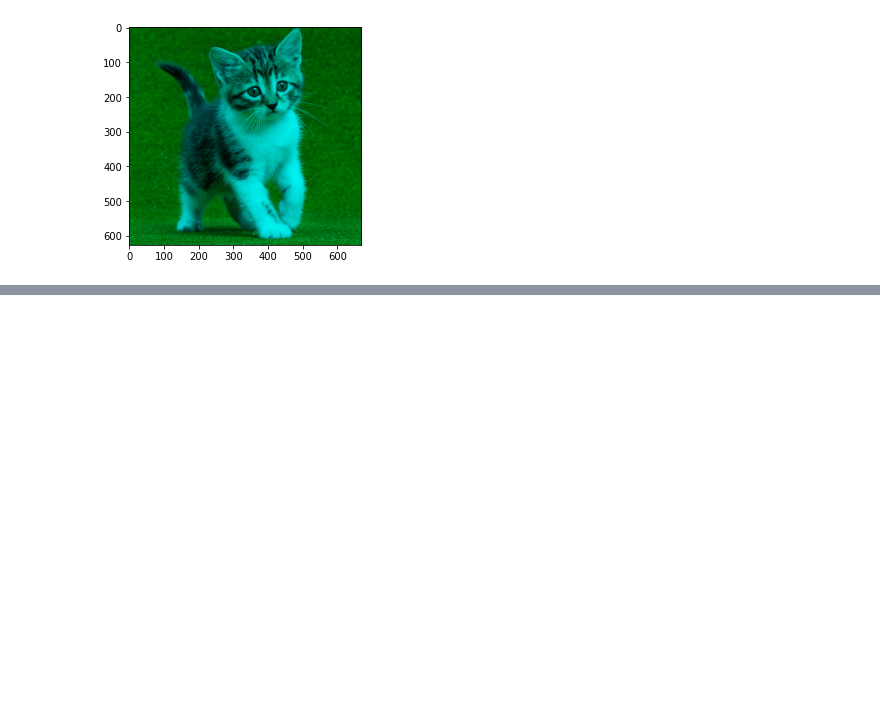
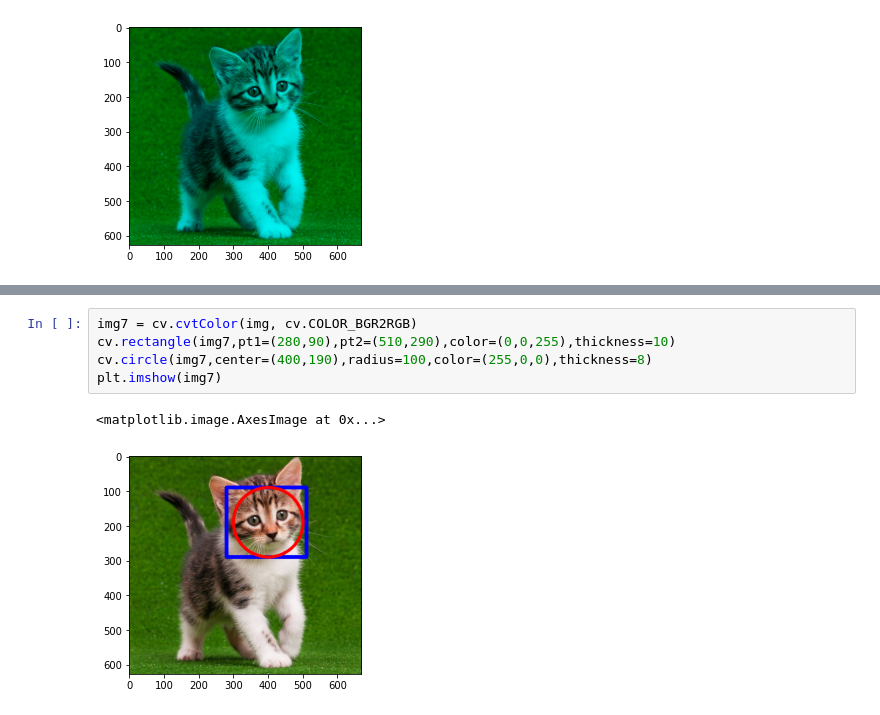
Before and after one commit to sellauno/PVCK_1, a Jupyter notebook: Week2.ipynb, the cells around one changed output, grey strips where cells are left out. Drawn from its saved outputs; the diff is of its cells as text; blank space fills up the shorter version.

```diff
--- a/Week2.ipynb
+++ b/Week2.ipynb
@@ -146,0 +175,8 @@ plt.imshow(imgt2)
+# %%
+img7 = cv.cvtColor(img, cv.COLOR_BGR2RGB)
+cv.rectangle(img7,pt1=(280,90),pt2=(510,290),color=(0,0,255),thickness=10)
+cv.circle(img7,center=(400,190),radius=100,color=(255,0,0),thickness=8)
+plt.imshow(img7)
+# %% [output]
+<matplotlib.image.AxesImage at 0x...>
+[figure, added]
```
Also changed, not shown: parts of 7 cells of this notebook.
